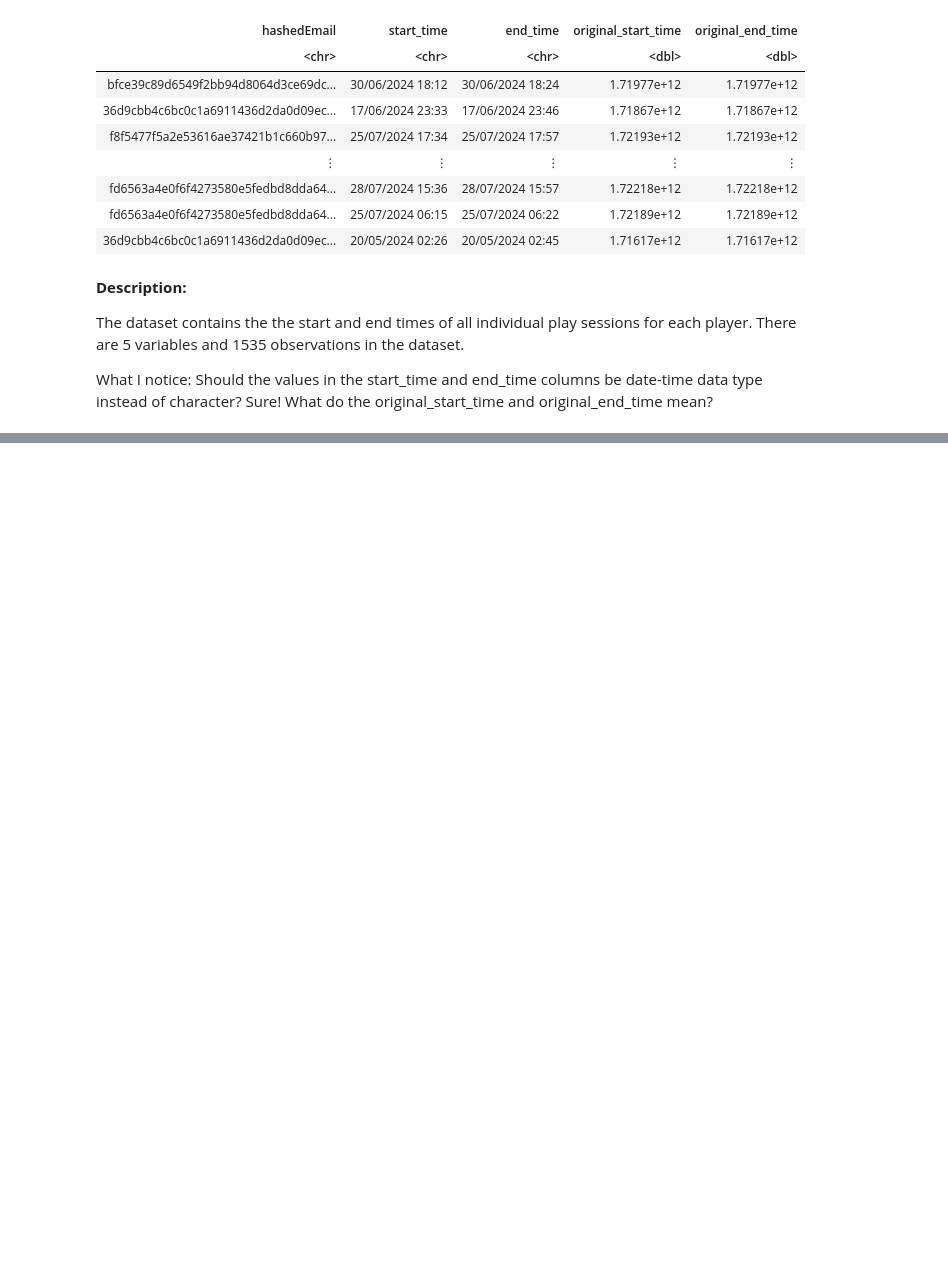
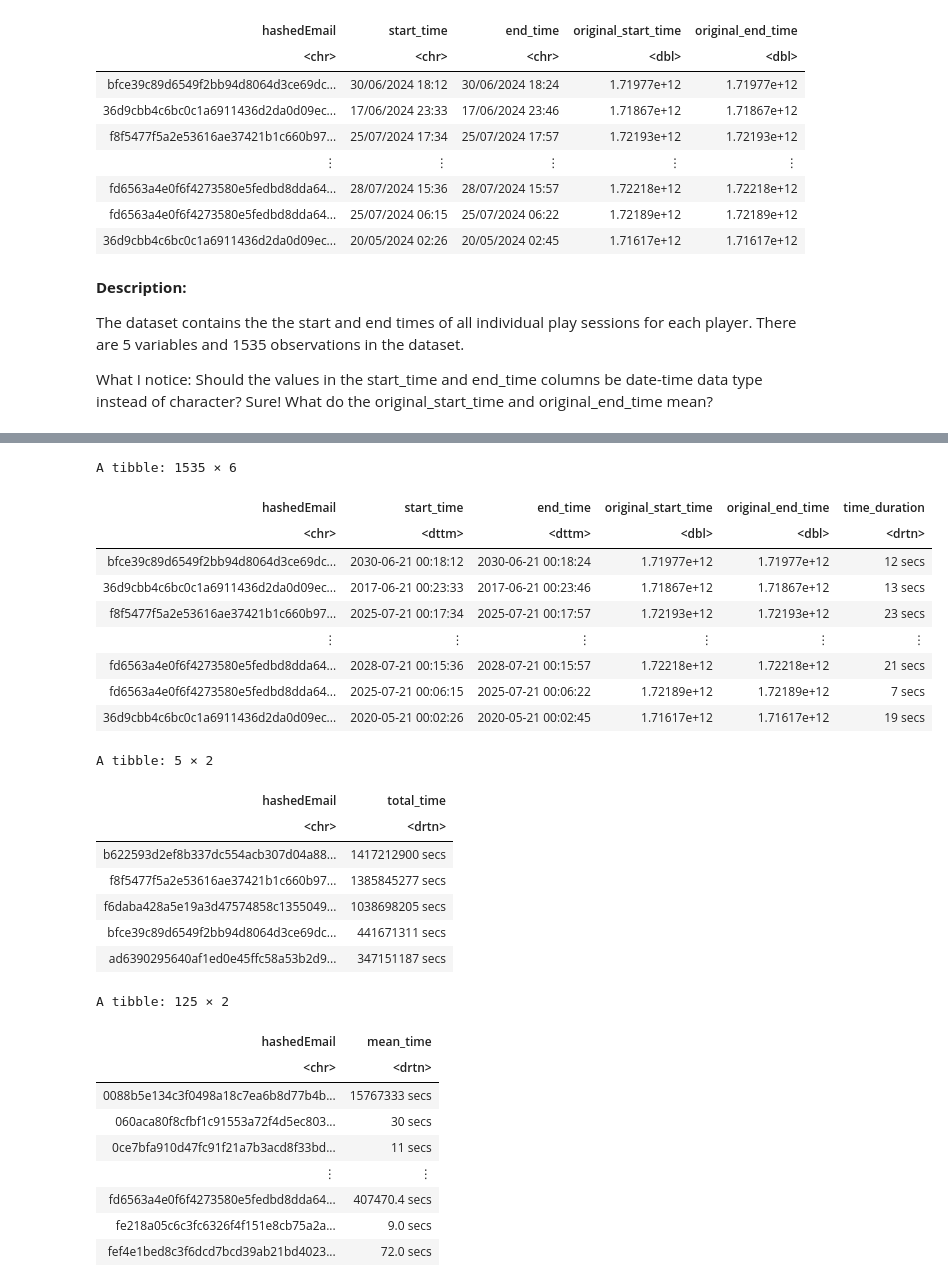
Before and after one commit to Gabriella478/dsci-100-project, a Jupyter notebook: project-2025.ipynb, the cells around one changed output, grey strips where cells are left out. Saved outputs shown, nothing was run; the diff lists cells and outputs as text; code cells hidden in the pictures; blank space fills up the shorter version.

Commit message:
Mutated Sessions Dataset and Explored Datasets More

```diff
--- a/project-2025.ipynb
+++ b/project-2025.ipynb
@@ -146,0 +172,54 @@ What do the original_start_time and original_end_time mean?
+# %%
+sessions_mutated <- sessions |>
+    mutate(start_time = as_datetime(start_time)) |>
+    mutate(end_time = as_datetime(end_time)) |>
+    mutate(time_duration = abs(end_time - start_time))
+sessions_mutated
+
+# Finding the top 5 players for the longest session ever played
+sessions_max_time <- sessions_mutated |>
+    group_by(hashedEmail) |>
+    summarize(max_time = max(time_duration, na.rm = TRUE)) |>
+    slice_max(max_time, n = 5)
+
+# Finding the top 5 players for the greatest total amount of time spent on the server
+sessions_total_time <- sessions_mutated |>
+    group_by(hashedEmail) |>
+    summarize(total_time = sum(time_duration, na.rm = TRUE)) |>
+    slice_max(total_time, n = 5)
+sessions_total_time
+
+# Finding the top 5 players for the average amount of time in each playing session.  A repeat is down below.
+sessions_average_time <- sessions_mutated |>
+    group_by(hashedEmail) |>
+    summarize(mean_time = mean(time_duration, na.rm = TRUE))
+sessions_average_time
+# %% [output]
+A tibble: 1535 × 6
+| hashedEmail | start_time | end_time | original_start_time | original_end_time | time_duration |
+| <chr> | <dttm> | <dttm> | <dbl> | <dbl> | <drtn> |
+| bfce39c89d6549f2bb94d8064d3ce69dc... | 2030-06-21 00:18:12 | 2030-06-21 00:18:24 | 1.71977e+12 | 1.71977e+12 | 12 secs |
+| 36d9cbb4c6bc0c1a6911436d2da0d09ec... | 2017-06-21 00:23:33 | 2017-06-21 00:23:46 | 1.71867e+12 | 1.71867e+12 | 13 secs |
+| f8f5477f5a2e53616ae37421b1c660b97... | 2025-07-21 00:17:34 | 2025-07-21 00:17:57 | 1.72193e+12 | 1.72193e+12 | 23 secs |
+| ⋮ | ⋮ | ⋮ | ⋮ | ⋮ | ⋮ |
+| fd6563a4e0f6f4273580e5fedbd8dda64... | 2028-07-21 00:15:36 | 2028-07-21 00:15:57 | 1.72218e+12 | 1.72218e+12 | 21 secs |
+| fd6563a4e0f6f4273580e5fedbd8dda64... | 2025-07-21 00:06:15 | 2025-07-21 00:06:22 | 1.72189e+12 | 1.72189e+12 | 7 secs |
+| 36d9cbb4c6bc0c1a6911436d2da0d09ec... | 2020-05-21 00:02:26 | 2020-05-21 00:02:45 | 1.71617e+12 | 1.71617e+12 | 19 secs |
+A tibble: 5 × 2
+| hashedEmail | total_time |
+| <chr> | <drtn> |
+| b622593d2ef8b337dc554acb307d04a88... | 1417212900 secs |
+| f8f5477f5a2e53616ae37421b1c660b97... | 1385845277 secs |
+| f6daba428a5e19a3d47574858c1355049... | 1038698205 secs |
+| bfce39c89d6549f2bb94d8064d3ce69dc... | 441671311 secs |
+| ad6390295640af1ed0e45ffc58a53b2d9... | 347151187 secs |
+A tibble: 125 × 2
+| hashedEmail | mean_time |
+| <chr> | <drtn> |
+| 0088b5e134c3f0498a18c7ea6b8d77b4b... | 15767333 secs |
+| 060aca80f8cfbf1c91553a72f4d5ec803... | 30 secs |
+| 0ce7bfa910d47fc91f21a7b3acd8f33bd... | 11 secs |
+| ⋮ | ⋮ |
+| fd6563a4e0f6f4273580e5fedbd8dda64... | 407470.4 secs |
+| fe218a05c6c3fc6326f4f151e8cb75a2a... | 9.0 secs |
+| fef4e1bed8c3f6dcd7bcd39ab21bd4023... | 72.0 secs |
```
Also changed, not shown: parts of 7 cells of this notebook.
